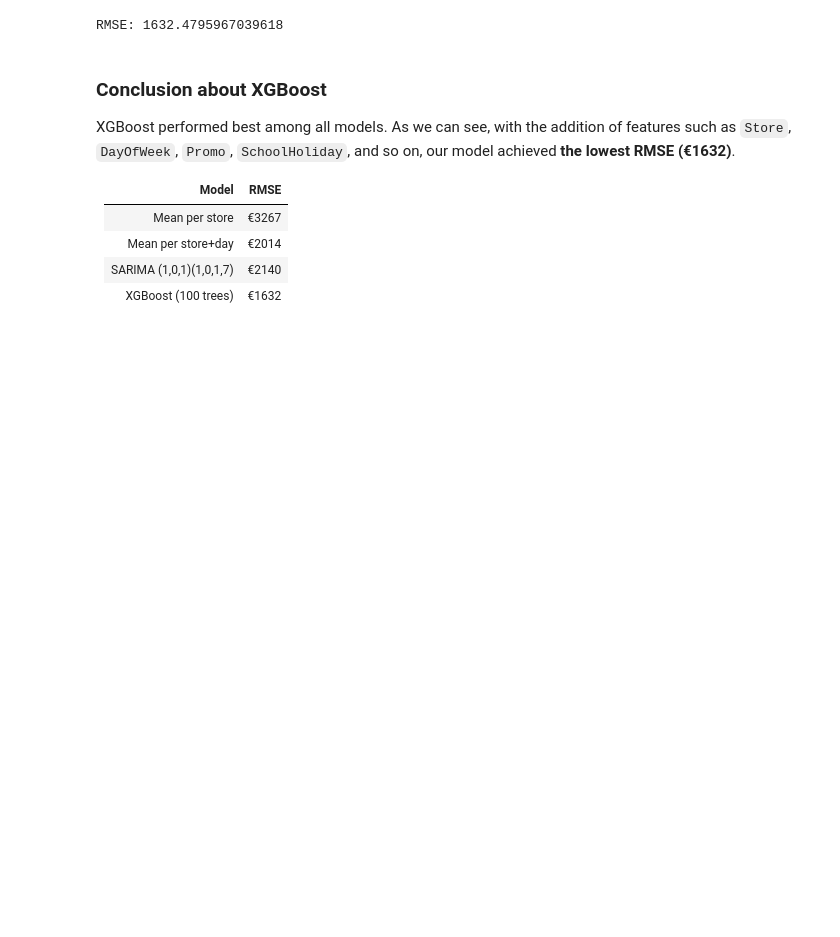
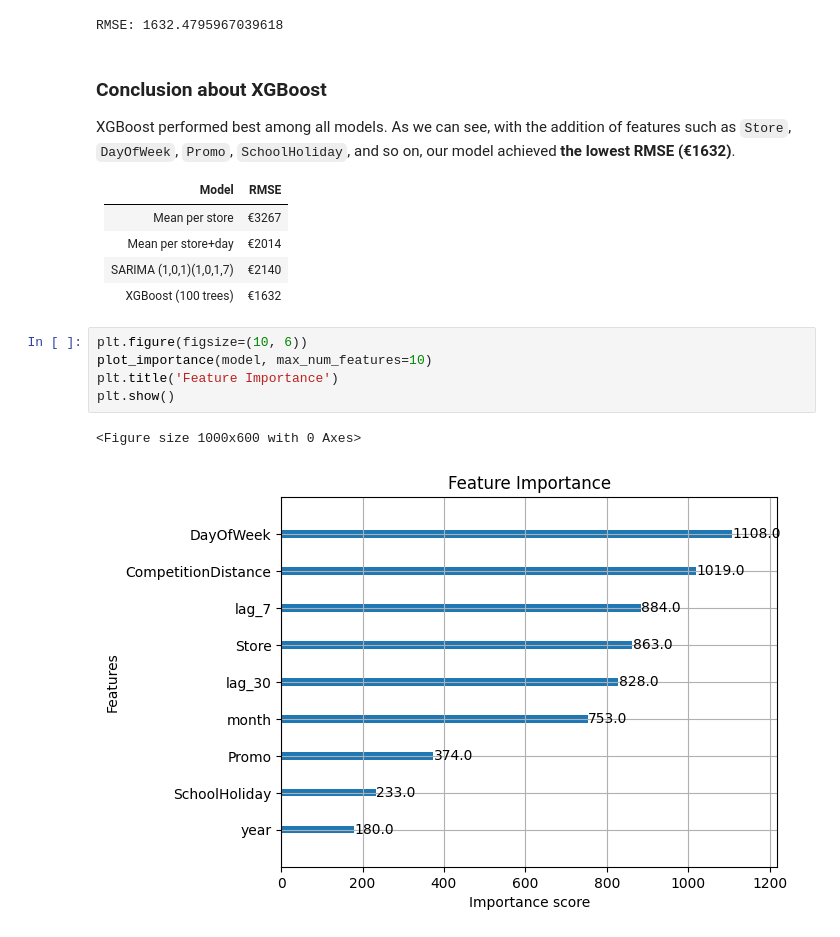
Before and after one commit to Astronom2617/rossmann-sales-forecasting, a Jupyter notebook: rossmann_xgboost.ipynb, the cells around one changed output. Cells and saved outputs as stored; diff of their text form; blank space fills up the shorter version.

Commit message:
Add feature importance plot: DayOfWeek and CompetitionDistance top predictors

```diff
--- a/rossmann_xgboost.ipynb
+++ b/rossmann_xgboost.ipynb
@@ -99,3 +99,11 @@ XGBoost performed best among all models. As we can see, with the addition of fea
 | Mean per store+day | €2014 |
 | SARIMA (1,0,1)(1,0,1,7) | €2140 |
 | XGBoost (100 trees) | €1632 |
+# %%
+plt.figure(figsize=(10, 6))
+plot_importance(model, max_num_features=10)
+plt.title('Feature Importance')
+plt.show()
+# %% [output]
+<Figure size 1000x600 with 0 Axes>
+[figure, added]
```
Also changed, not shown: parts of 2 cells of this notebook.
